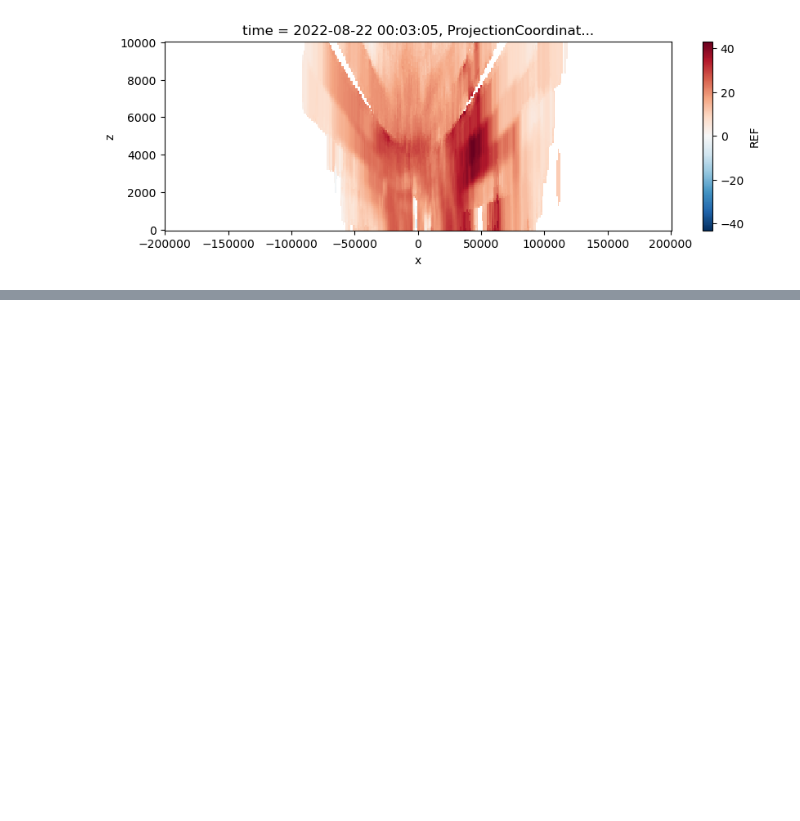
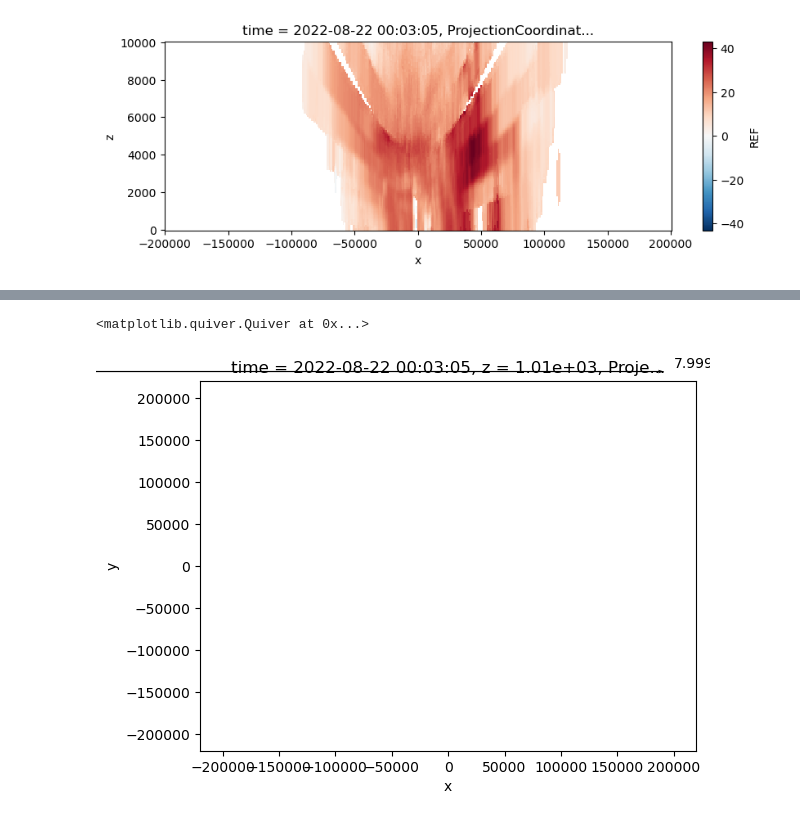
Before and after one commit to syedhamidali/test_scripts, a Jupyter notebook: IMD_MAX_CAPPI_AND_VPR.ipynb, the cells around one changed output, grey strips where cells are left out. Drawn from its saved outputs; the diff is of its cells as text; code cells hidden in the pictures; blank space fills up the shorter version.

```diff
--- a/IMD_MAX_CAPPI_AND_VPR.ipynb
+++ b/IMD_MAX_CAPPI_AND_VPR.ipynb
@@ -254,0 +392,15 @@ ds_lat_slice['REF'].plot(figsize=[10, 3])
+# %%
+tree = DataTree.from_dict(tree_dict)
+tree["/jpr/"].attrs = kwargs_dict
+# %%
+grid_tree = pydda.retrieval.get_dd_wind_field_nested(tree)
+# %%
+grid_tree['jpr']['u'].attrs['min_bca'] = -100
+grid_tree['jpr']['u'].attrs['max_bca'] = 100
+# %%
+ds = grid_tree['jpr'].to_dataset()
+# %%
+ds.isel(z=10).squeeze().plot.quiver(x='x', y='y', u='u', v='v')
+# %% [output]
+<matplotlib.quiver.Quiver at 0x...>
+[figure, added]
```
Also changed, not shown: parts of 35 cells of this notebook.
